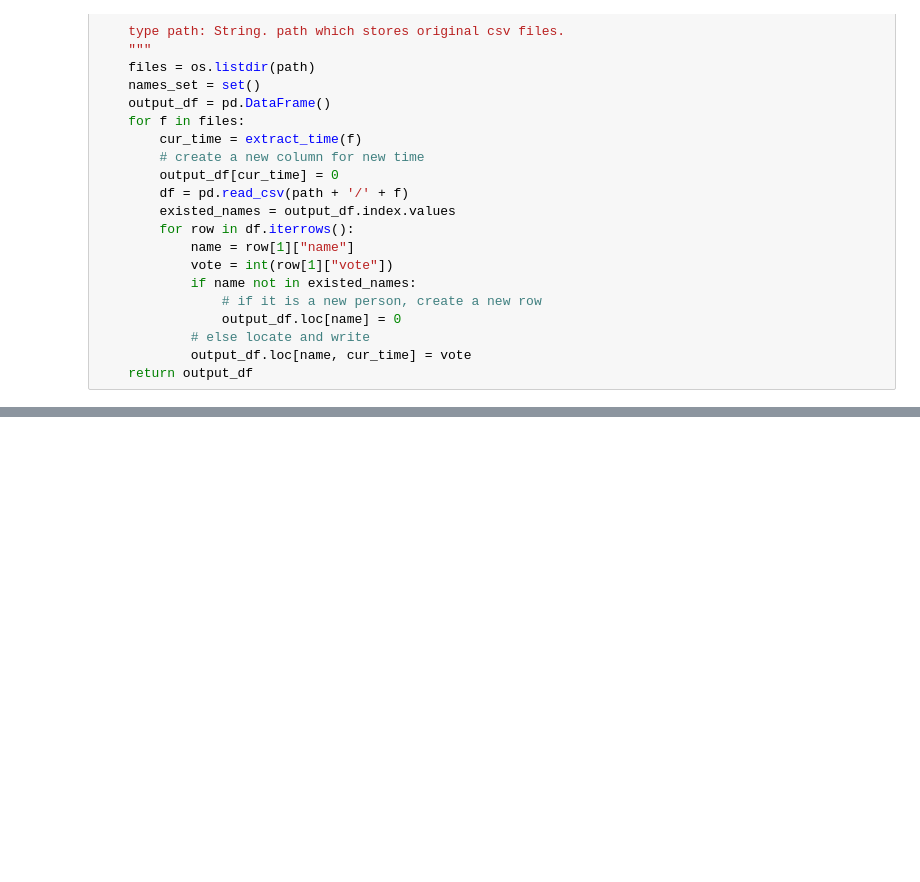
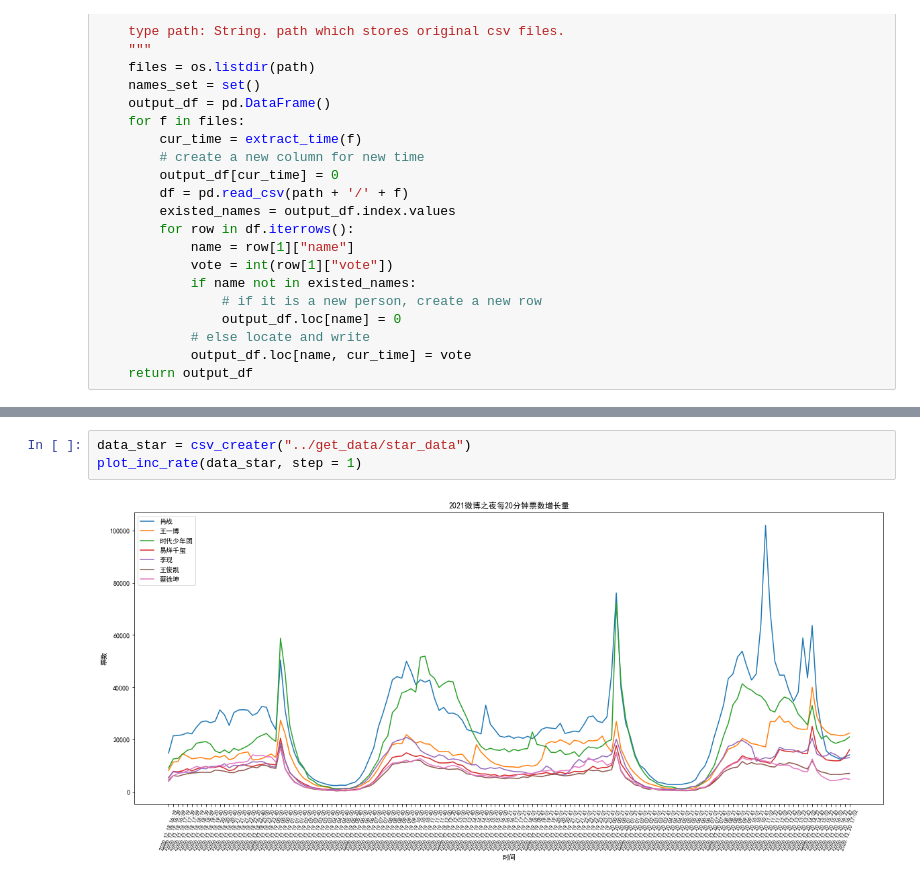
Before and after one commit to 610yilingliu/2020weibo_vote_analysis, a Jupyter notebook: data_analyze/analyzer.ipynb, the cells around one changed output, grey strips where cells are left out. Cells and saved outputs as stored; diff of their text form; blank space fills up the shorter version.

```diff
--- a/data_analyze/analyzer.ipynb
+++ b/data_analyze/analyzer.ipynb
@@ -128,0 +133,5 @@ plot_inc_rate(data_2020, step = 1)
+# %%
+data_star = csv_creater("../get_data/star_data")
+plot_inc_rate(data_star, step = 1)
+# %% [output]
+[figure, added]
```
Also changed, not shown: parts of 5 cells of this notebook, 9 other files.
